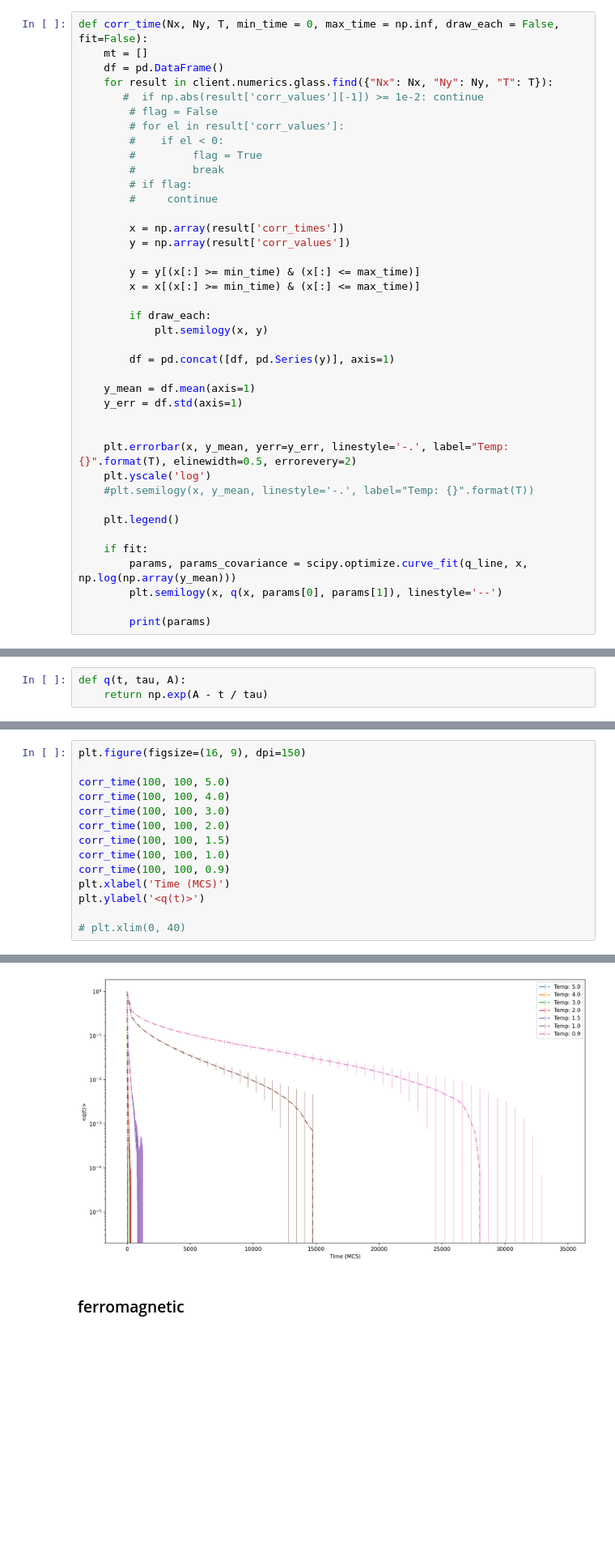
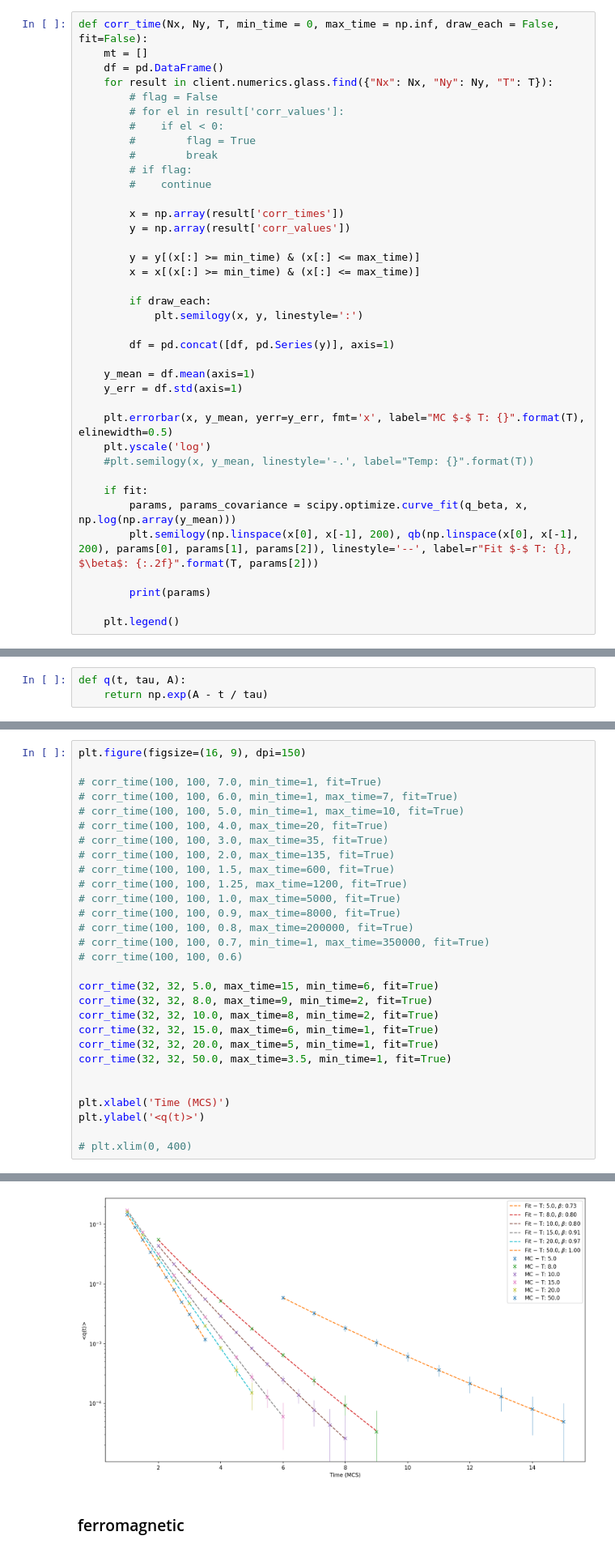
Before and after one commit to zlatovladdka/2d-spin-glasses, a Jupyter notebook: Ising.ipynb, the cells around one changed output, grey strips where cells are left out. Shown at 81% size. Drawn from its saved outputs; the diff is of its cells as text; blank space fills up the shorter version.

```diff
--- a/Ising.ipynb
+++ b/Ising.ipynb
@@ -11,14 +11,13 @@ def corr_time(Nx, Ny, T, min_time = 0, max_time = np.inf, draw_each = False, fit
     mt = []
     df = pd.DataFrame()
     for result in client.numerics.glass.find({"Nx": Nx, "Ny": Ny, "T": T}):
-       #  if np.abs(result['corr_values'][-1]) >= 1e-2: continue
         # flag = False
         # for el in result['corr_values']:
         #    if el < 0:
-        #         flag = True
-        #         break
+        #        flag = True
+        #        break
         # if flag:
-        #     continue
+        #    continue
 
         x = np.array(result['corr_times'])
         y = np.array(result['corr_values'])
@@ -27,25 +26,24 @@ def corr_time(Nx, Ny, T, min_time = 0, max_time = np.inf, draw_each = False, fit
         x = x[(x[:] >= min_time) & (x[:] <= max_time)]
 
         if draw_each:
-            plt.semilogy(x, y)
+            plt.semilogy(x, y, linestyle=':')
 
         df = pd.concat([df, pd.Series(y)], axis=1)
 
     y_mean = df.mean(axis=1)
     y_err = df.std(axis=1)
 
-
-    plt.errorbar(x, y_mean, yerr=y_err, linestyle='-.', label="Temp: {}".format(T), elinewidth=0.5, errorevery=2)
+    plt.errorbar(x, y_mean, yerr=y_err, fmt='x', label="MC $-$ T: {}".format(T), elinewidth=0.5)
     plt.yscale('log')
     #plt.semilogy(x, y_mean, linestyle='-.', label="Temp: {}".format(T))
 
-    plt.legend()
-
     if fit:
-        params, params_covariance = scipy.optimize.curve_fit(q_line, x, np.log(np.array(y_mean)))
-        plt.semilogy(x, q(x, params[0], params[1]), linestyle='--')
+        params, params_covariance = scipy.optimize.curve_fit(q_beta, x, np.log(np.array(y_mean)))
+        plt.semilogy(np.linspace(x[0], x[-1], 200), qb(np.linspace(x[0], x[-1], 200), params[0], params[1], params[2]), linestyle='--', label=r"Fit $-$ T: {}, $\beta$: {:.2f}".format(T, params[2]))
 
         print(params)
+
+    plt.legend()
 # %%
 def q_line(t, tau, A):
     return A - t / tau
@@ -68,15 +84,30 @@ def observables(Nx, Ny, T):
 # %%
 plt.figure(figsize=(16, 9), dpi=150)
 
-corr_time(100, 100, 5.0)
-corr_time(100, 100, 4.0)
-corr_time(100, 100, 3.0)
-corr_time(100, 100, 2.0)
-corr_time(100, 100, 1.5)
-corr_time(100, 100, 1.0)
-corr_time(100, 100, 0.9)
+# corr_time(100, 100, 7.0, min_time=1, fit=True)
+# corr_time(100, 100, 6.0, min_time=1, max_time=7, fit=True)
+# corr_time(100, 100, 5.0, min_time=1, max_time=10, fit=True)
+# corr_time(100, 100, 4.0, max_time=20, fit=True)
+# corr_time(100, 100, 3.0, max_time=35, fit=True)
+# corr_time(100, 100, 2.0, max_time=135, fit=True)
+# corr_time(100, 100, 1.5, max_time=600, fit=True)
+# corr_time(100, 100, 1.25, max_time=1200, fit=True)
+# corr_time(100, 100, 1.0, max_time=5000, fit=True)
+# corr_time(100, 100, 0.9, max_time=8000, fit=True)
+# corr_time(100, 100, 0.8, max_time=200000, fit=True)
+# corr_time(100, 100, 0.7, min_time=1, max_time=350000, fit=True)
+# corr_time(100, 100, 0.6)
+
+corr_time(32, 32, 5.0, max_time=15, min_time=6, fit=True)
+corr_time(32, 32, 8.0, max_time=9, min_time=2, fit=True)
+corr_time(32, 32, 10.0, max_time=8, min_time=2, fit=True)
+corr_time(32, 32, 15.0, max_time=6, min_time=1, fit=True)
+corr_time(32, 32, 20.0, max_time=5, min_time=1, fit=True)
+corr_time(32, 32, 50.0, max_time=3.5, min_time=1, fit=True)
+
+
 plt.xlabel('Time (MCS)')
 plt.ylabel('<q(t)>')
 
-# plt.xlim(0, 40)
+# plt.xlim(0, 400)
 # %% [output]
@@ -84,4 +121,4 @@ Text(0, 0.5, '<q(t)>')
-[figure, old version]
+[figure, new version]
 # %% [markdown]
 ### ferromagnetic
 # %%
```
Also changed, not shown: parts of 5 cells of this notebook, 1 other file.
